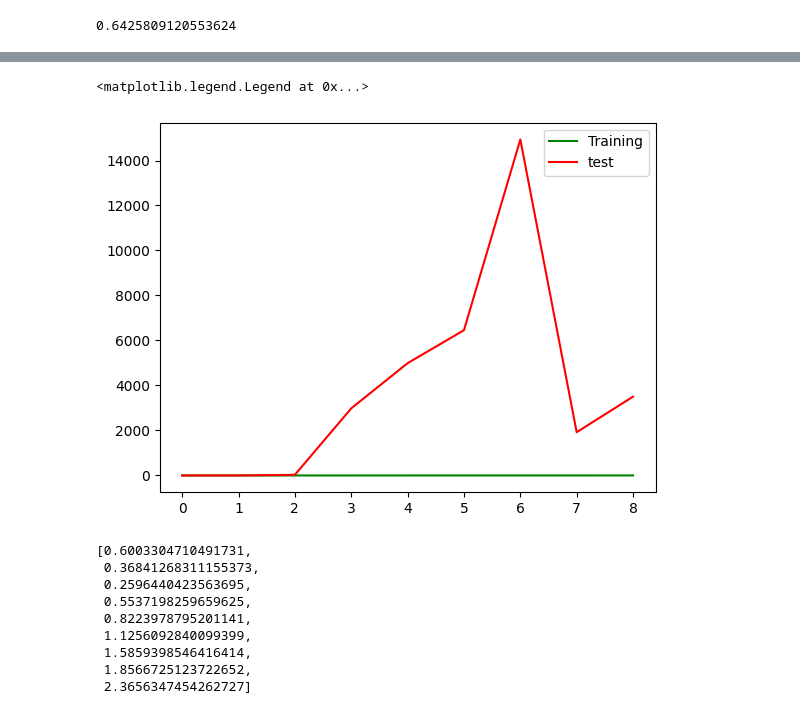
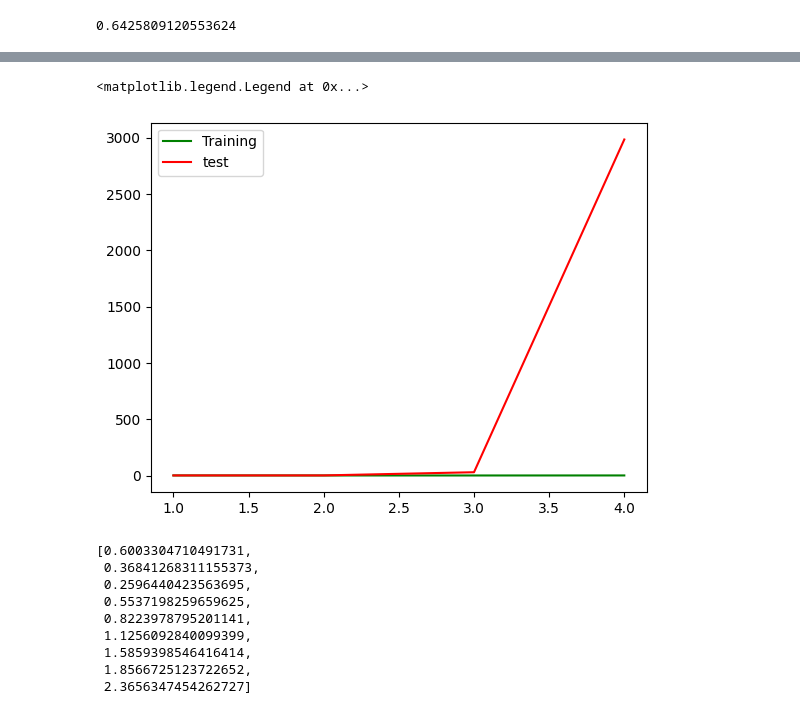
Before and after one commit to ryslipe/master_class, a Jupyter notebook: linear_regression/03_polynomial_features.ipynb, the cells around one changed output, grey strips where cells are left out. Drawn from its saved outputs; the diff is of its cells as text; code cells hidden in the pictures.

```diff
--- a/linear_regression/03_polynomial_features.ipynb
+++ b/linear_regression/03_polynomial_features.ipynb
@@ -101,12 +101,12 @@ for i in range(1, 10):
 # %%
 # plot results
 import matplotlib.pyplot as plt
-plt.plot(range(0, 9), rmse_train, color = 'green', label = 'Training')
-plt.plot(range(0, 9), rmse_test, color = 'red', label = 'test')
+plt.plot(range(1, 5), rmse_train[:4], color = 'green', label = 'Training')
+plt.plot(range(1, 5), rmse_test[:4], color = 'red', label = 'test')
 plt.legend()
 # %% [output]
 <matplotlib.legend.Legend at 0x...>
-[figure, old version]
+[figure, new version]
 # %%
 rmse_train
 # %% [output]
```
